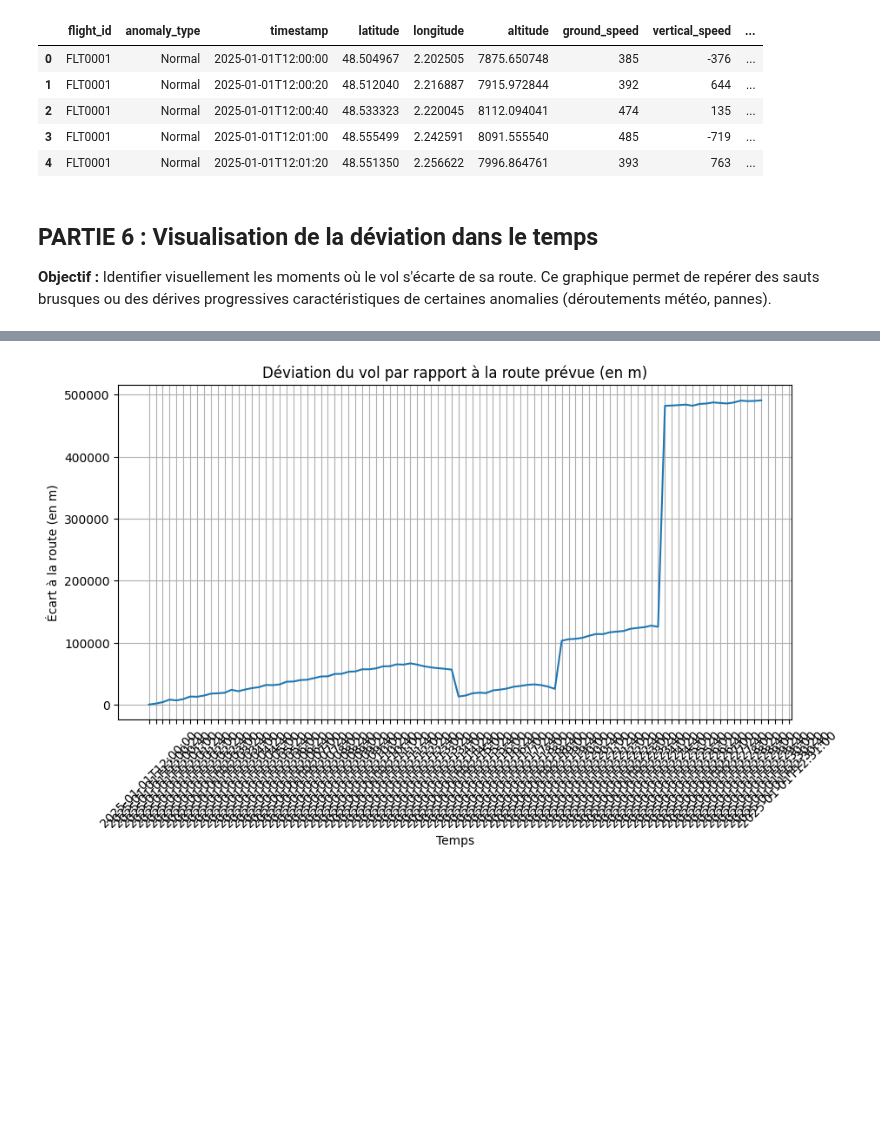
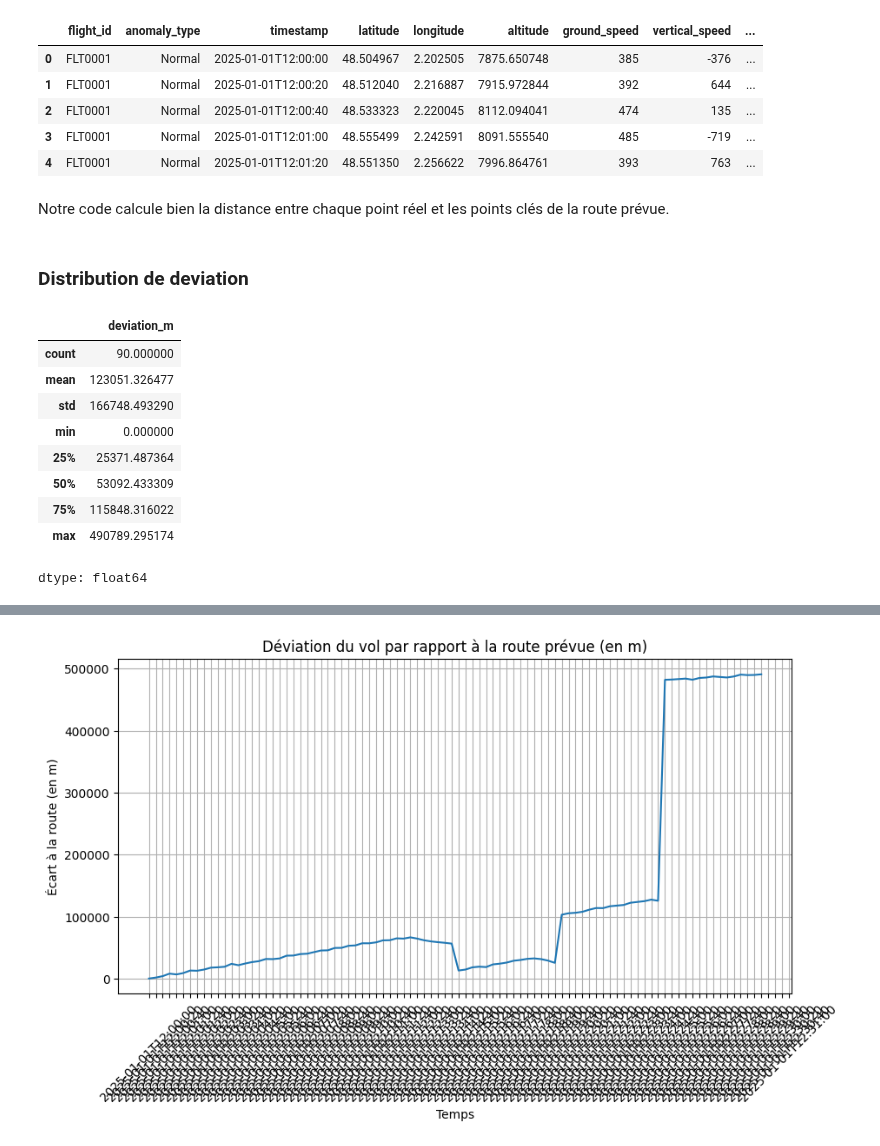
Before and after one commit to MGentieu/Data_analytics_aircraft_messages, a Jupyter notebook: TP4/GENTIEU_GOUESSE_TP4.ipynb, the cells around one changed output, grey strips where cells are left out. Saved outputs shown, nothing was run; the diff lists cells and outputs as text; code cells hidden in the pictures; blank space fills up the shorter version.

```diff
--- a/TP4/GENTIEU_GOUESSE_TP4.ipynb
+++ b/TP4/GENTIEU_GOUESSE_TP4.ipynb
@@ -359,8 +389,20 @@ df.head()
 | 2 | FLT0001 | Normal | 2025-01-01T12:00:40 | 48.533323 | 2.220045 | 8112.094041 | 474 | 135 | ... |
 | 3 | FLT0001 | Normal | 2025-01-01T12:01:00 | 48.555499 | 2.242591 | 8091.555540 | 485 | -719 | ... |
 | 4 | FLT0001 | Normal | 2025-01-01T12:01:20 | 48.551350 | 2.256622 | 7996.864761 | 393 | 763 | ... |
-# %% [markdown]
-## PARTIE 6 : Visualisation de la déviation dans le temps
-
-**Objectif :** Identifier visuellement les moments où le vol s'écarte de sa route.
-Ce graphique permet de repérer des sauts brusques ou des dérives progressives caractéristiques de certaines anomalies (déroutements météo, pannes).
+# %% [markdown]
+Notre code calcule bien la distance entre chaque point réel et les points clés de la route prévue.
+# %% [markdown]
+### Distribution de deviation
+# %%
+df["deviation_m"].describe()
+# %% [output]
+|  | deviation_m |
+| count | 90.000000 |
+| mean | 123051.326477 |
+| std | 166748.493290 |
+| min | 0.000000 |
+| 25% | 25371.487364 |
+| 50% | 53092.433309 |
+| 75% | 115848.316022 |
+| max | 490789.295174 |
+dtype: float64
```
Also changed, not shown: parts of 73 cells of this notebook.
